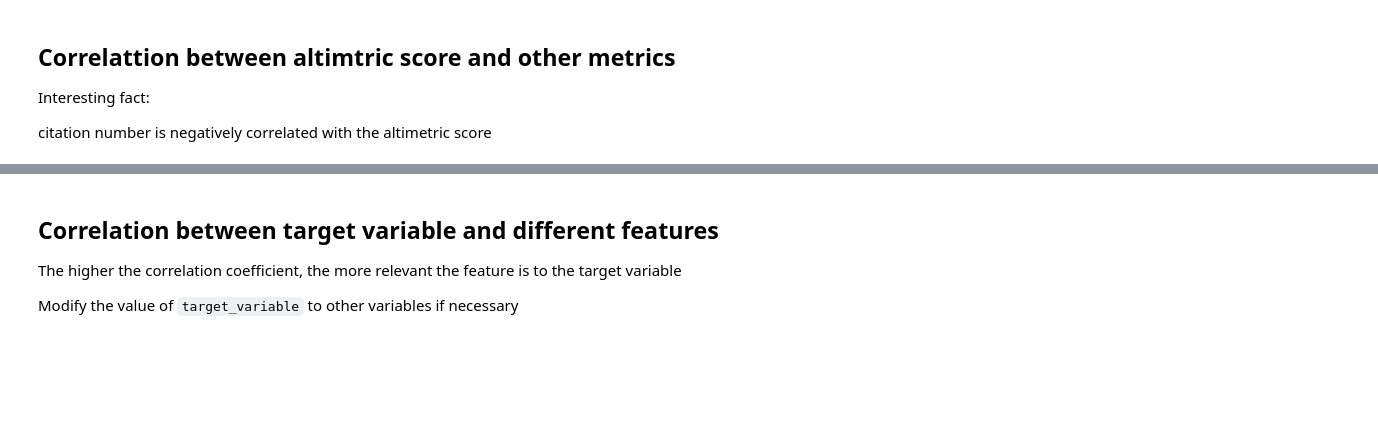
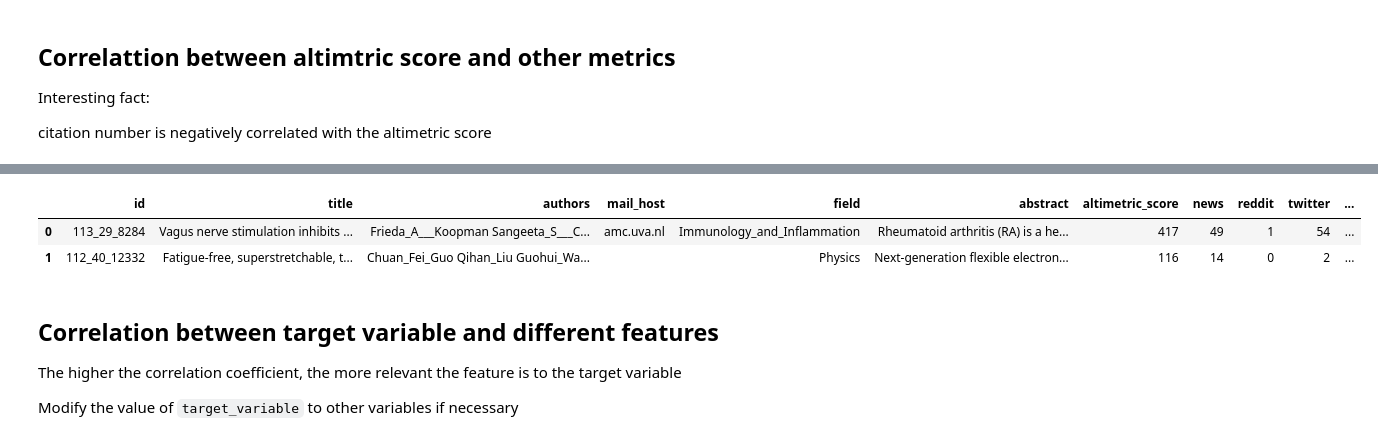
Before and after one commit to xiaohan2012/media_analysis_science, a Jupyter notebook: explore.ipynb, the cells around one changed output, grey strips where cells are left out. Drawn from its saved outputs; the diff is of its cells as text; code cells hidden in the pictures; blank space fills up the shorter version.

```diff
--- a/explore.ipynb
+++ b/explore.ipynb
@@ -38,13 +41,23 @@ corrmat['altimetric_score'].sort_values(ascending=False).plot(kind='bar', title=
 # %%
 # some preprocessing for regression model's input
 
 from sklearn.feature_extraction.text import TfidfVectorizer
 from sklearn.preprocessing import OneHotEncoder, LabelEncoder
 
 meta_df['authors'] = meta_df['authors'].map(lambda s: ' '.join(s.split(';')))
 
 meta_df = pd.merge(meta_df, mm_df, left_on='id', right_on='paperid')
 meta_df.drop('paperid', axis=1, inplace=True)
 meta_df.fillna(value='', axis=0, inplace=True)
 meta_df['field'] = meta_df['field'].map(lambda s: s.replace(',', '_'))
 meta_df['authors'] = meta_df['authors'].map(lambda s: s.replace('.', '__'))
+
+if True:  # remove papers without any news citation
+    mm_df = mm_df[mm_df['news'] > 0]
+    meta_df = meta_df[meta_df['news']  > 0]
+
+meta_df.head(2)
+# %% [output]
+|  | id | title | authors | mail_host | field | abstract | altimetric_score | news | reddit | twitter | ... |
+| 0 | 113_29_8284 | Vagus nerve stimulation inhibits ... | Frieda_A___Koopman Sangeeta_S___C... | amc.uva.nl | Immunology_and_Inflammation | Rheumatoid arthritis (RA) is a he... | 417 | 49 | 1 | 54 | ... |
+| 1 | 112_40_12332 | Fatigue-free, superstretchable, t... | Chuan_Fei_Guo Qihan_Liu Guohui_Wa... |  | Physics | Next-generation flexible electron... | 116 | 14 | 0 | 2 | ... |
```
Also changed, not shown: parts of 15 cells of this notebook.
